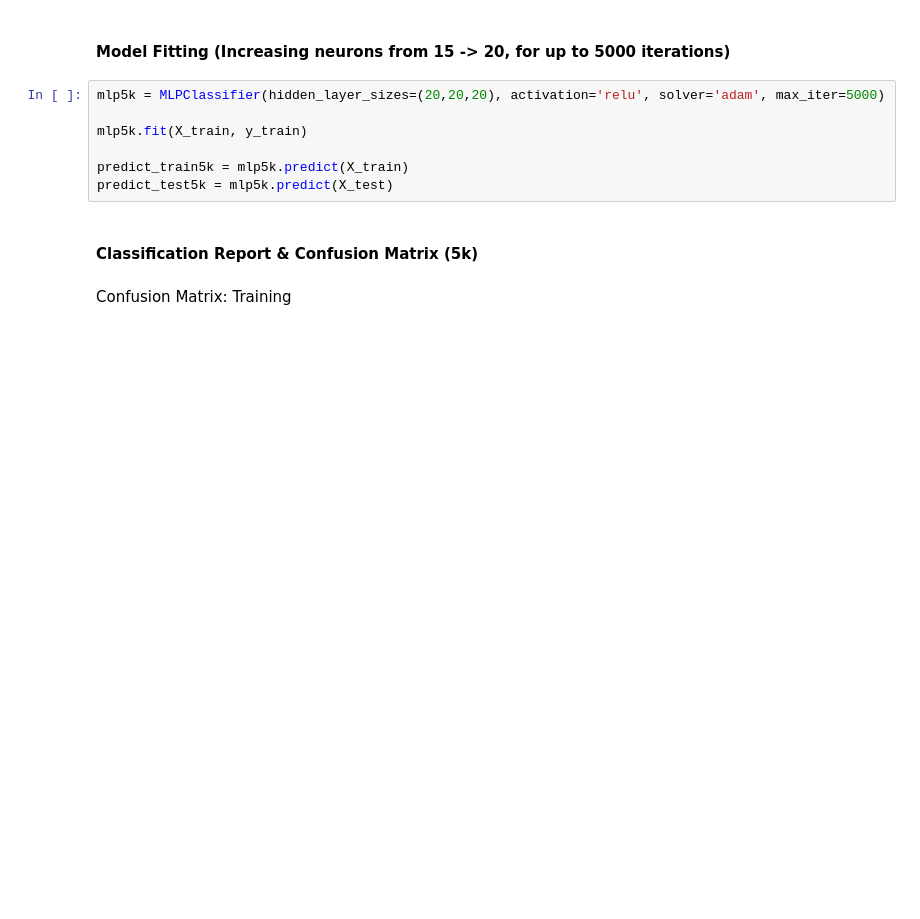
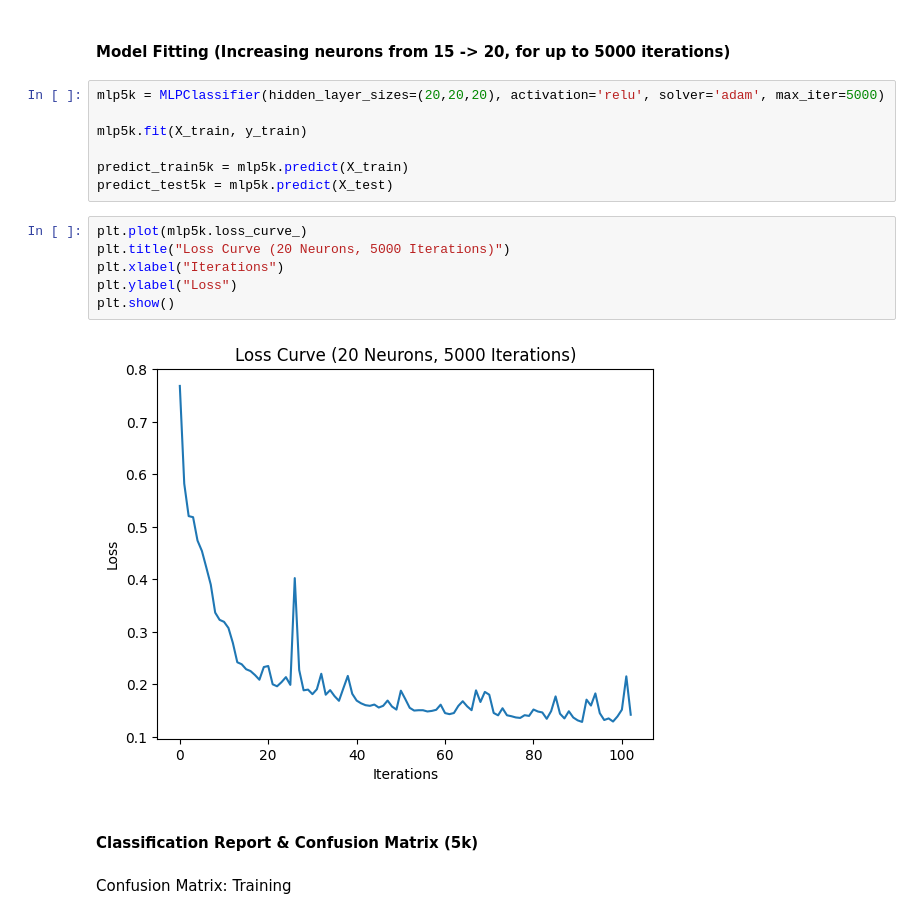
Before and after one commit to joehands0me/data440, a Jupyter notebook: Assignment 2 attached files Jul 7, 2025 904 PM/assignment2.ipynb, the cells around one changed output. Cells and saved outputs as stored; diff of their text form; blank space fills up the shorter version.

```diff
--- a/Assignment 2 attached files Jul 7, 2025 904 PM/assignment2.ipynb
+++ b/Assignment 2 attached files Jul 7, 2025 904 PM/assignment2.ipynb
@@ -200,6 +228,14 @@ mlp5k.fit(X_train, y_train)
 
 predict_train5k = mlp5k.predict(X_train)
 predict_test5k = mlp5k.predict(X_test)
+# %%
+plt.plot(mlp5k.loss_curve_)
+plt.title("Loss Curve (20 Neurons, 5000 Iterations)")
+plt.xlabel("Iterations")
+plt.ylabel("Loss")
+plt.show()
+# %% [output]
+[figure, added]
 # %% [markdown]
 #### Classification Report & Confusion Matrix (5k)
 # %% [markdown]
```
Also changed, not shown: parts of 12 cells of this notebook.
